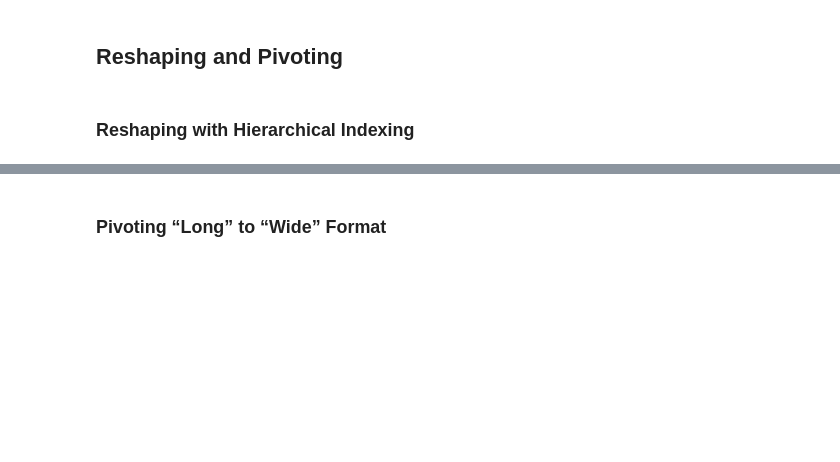
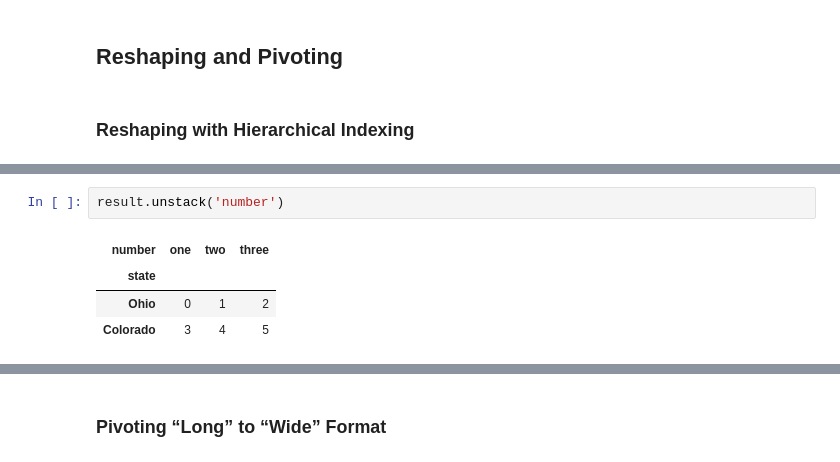
Before and after one commit to BruceBerk/Intro_to_Data_Science_Coursera, a Jupyter notebook: Course_1/ch08.ipynb, the cells around one changed output, grey strips where cells are left out. Saved outputs shown, nothing was run; the diff lists cells and outputs as text; blank space fills up the shorter version.

```diff
--- a/Course_1/ch08.ipynb
+++ b/Course_1/ch08.ipynb
@@ -734 +994,8 @@ result.unstack('state')
+# %%
+result.unstack('number')
+# %% [output]
+| number | one | two | three |
+| state |  |  |  |
+| Ohio | 0 | 1 | 2 |
+| Colorado | 3 | 4 | 5 |
 # %%
```
Also changed, not shown: parts of 55 cells of this notebook, 1 other file.
